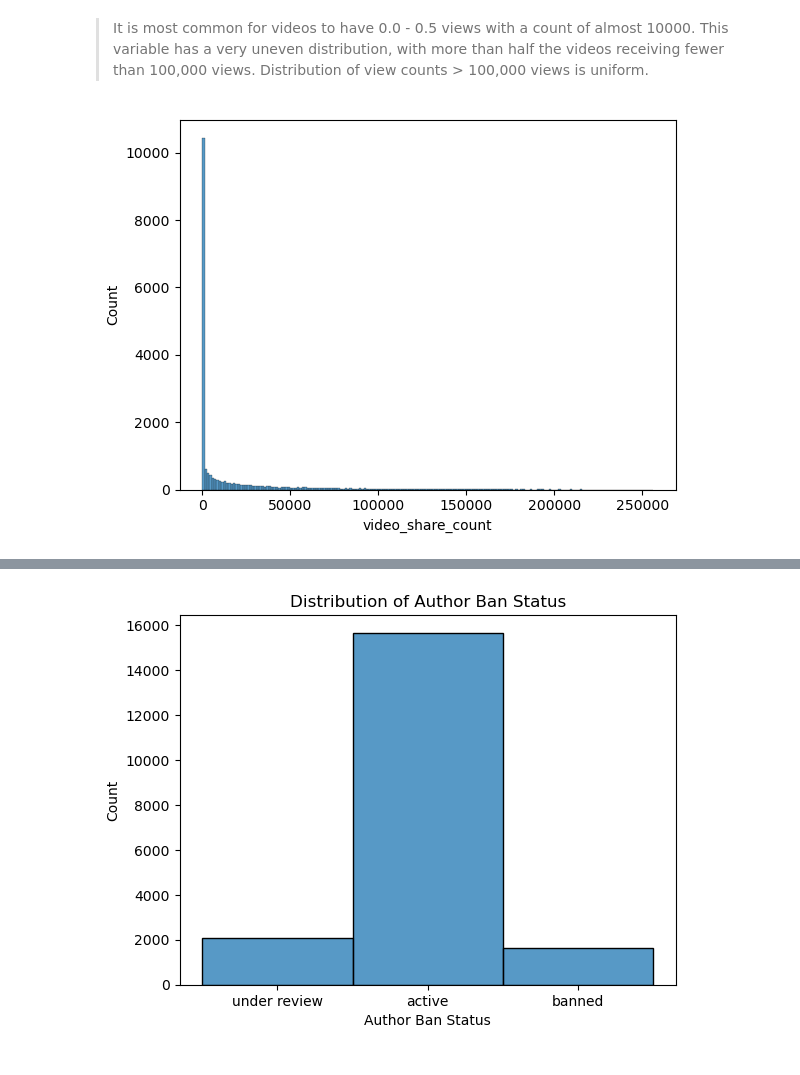
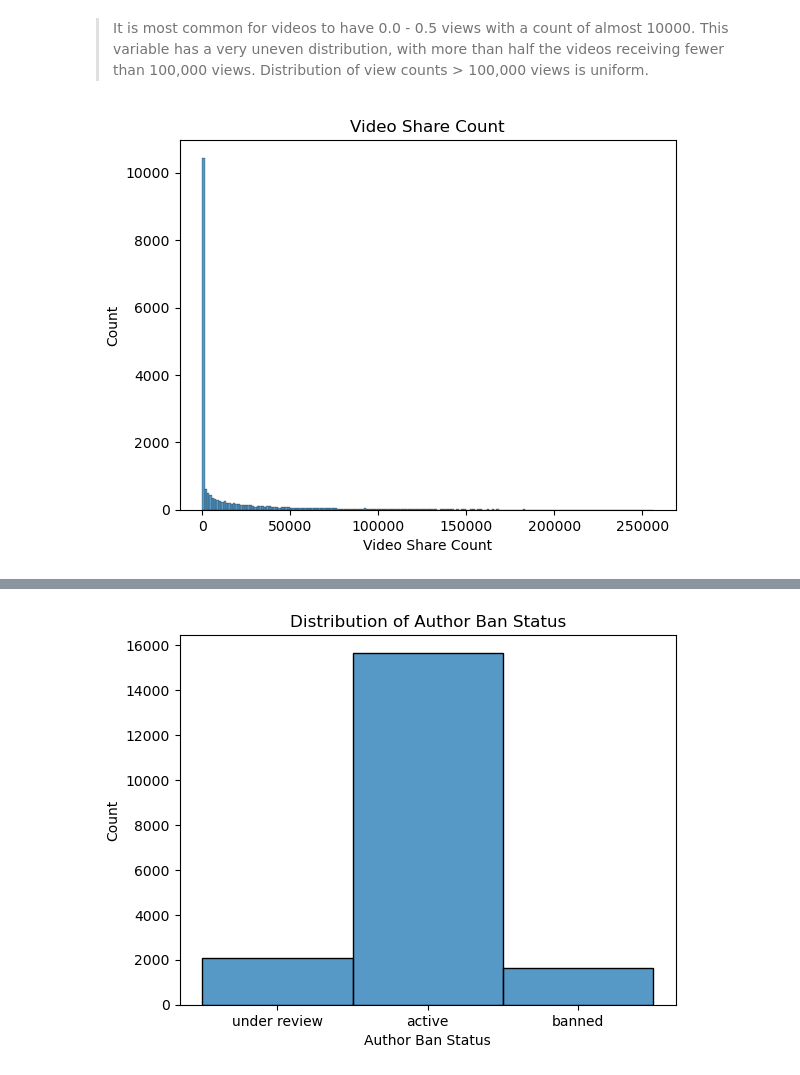
Before and after one commit to alishanstyles/Projects, a Jupyter notebook: Documents/coding-temple/Tik Tok Data Analysis/Untitled.ipynb, the cells around one changed output, grey strips where cells are left out. Saved outputs shown, nothing was run; the diff lists cells and outputs as text; code cells hidden in the pictures.

```diff
--- a/Documents/coding-temple/Tik Tok Data Analysis/Untitled.ipynb
+++ b/Documents/coding-temple/Tik Tok Data Analysis/Untitled.ipynb
@@ -153,6 +153,9 @@ plt.ylabel('Count');
 This variable has a very uneven distribution, with more than half the videos receiving fewer than 100,000 views. Distribution of view counts > 100,000 views is uniform.
 # %%
 sns.histplot(data = df,
-             x = 'video_share_count');
+             x = 'video_share_count')
+plt.title('Video Share Count')
+plt.xlabel('Video Share Count')
+plt.ylabel('Count');
 # %% [output]
-[figure, old version]
+[figure, new version]
```
Also changed, not shown: parts of 15 cells of this notebook.
